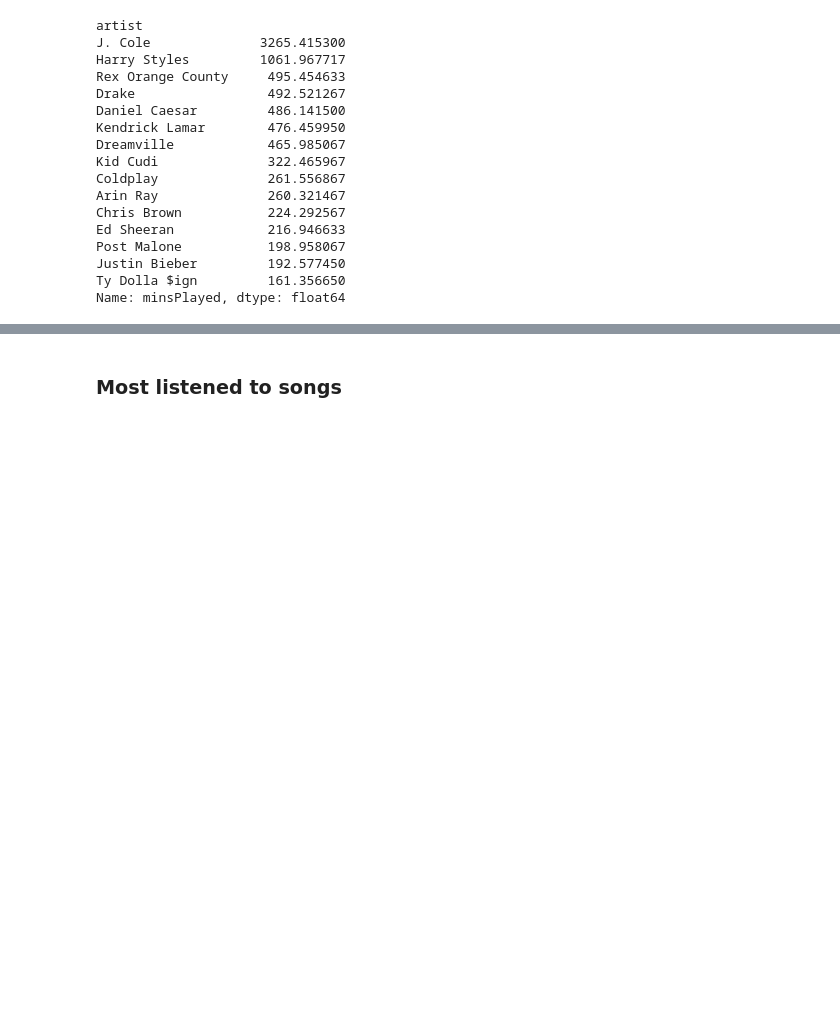
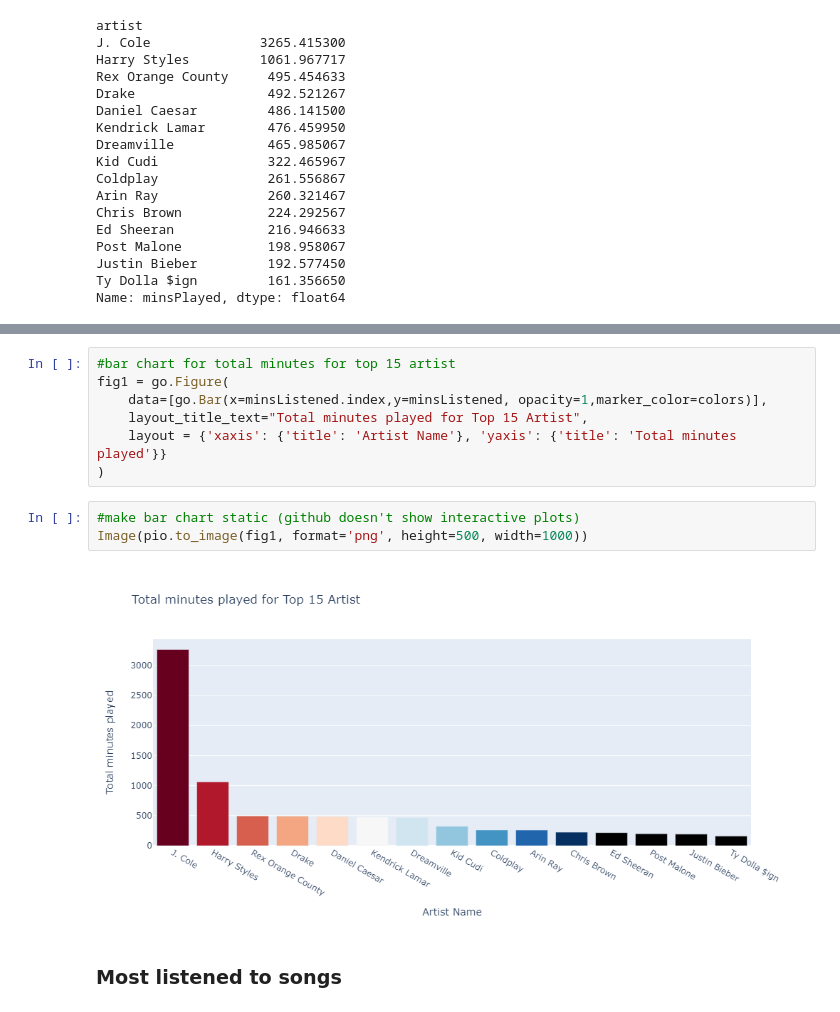
Before and after one commit to kirshan-tx/song-recommender, a Jupyter notebook: song-recommender.ipynb, the cells around one changed output, grey strips where cells are left out. Cells and saved outputs as stored; diff of their text form; blank space fills up the shorter version.

Commit message:
changed graphs to static

```diff
--- a/song-recommender.ipynb
+++ b/song-recommender.ipynb
@@ -200,3 +195,15 @@ fig.show()
+# %%
+#bar chart for total minutes for top 15 artist
+fig1 = go.Figure(
+    data=[go.Bar(x=minsListened.index,y=minsListened, opacity=1,marker_color=colors)],
+    layout_title_text="Total minutes played for Top 15 Artist",
+    layout = {'xaxis': {'title': 'Artist Name'}, 'yaxis': {'title': 'Total minutes played'}}
+)
+# %%
+#make bar chart static (github doesn't show interactive plots)
+Image(pio.to_image(fig1, format='png', height=500, width=1000))
+# %% [output]
+[figure, added]
 # %% [markdown]
 ### Most listened to songs
 # %%
```
Also changed, not shown: parts of 5 cells of this notebook.
